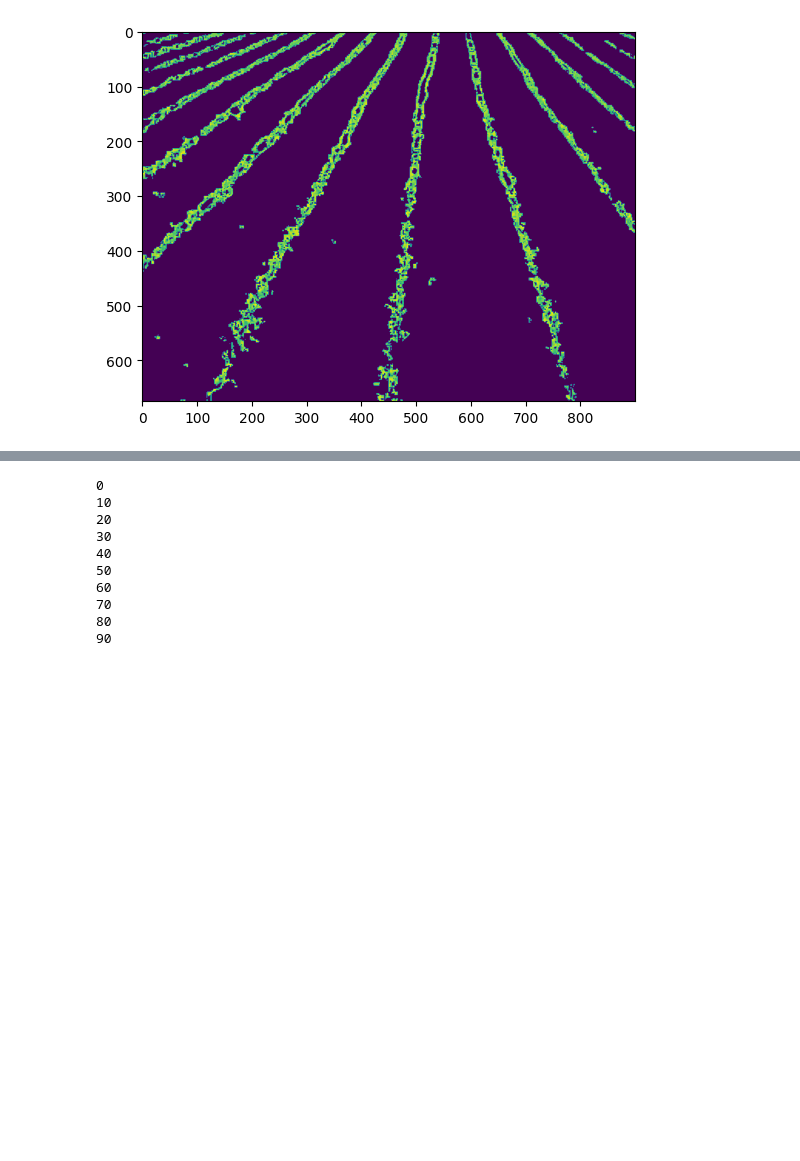
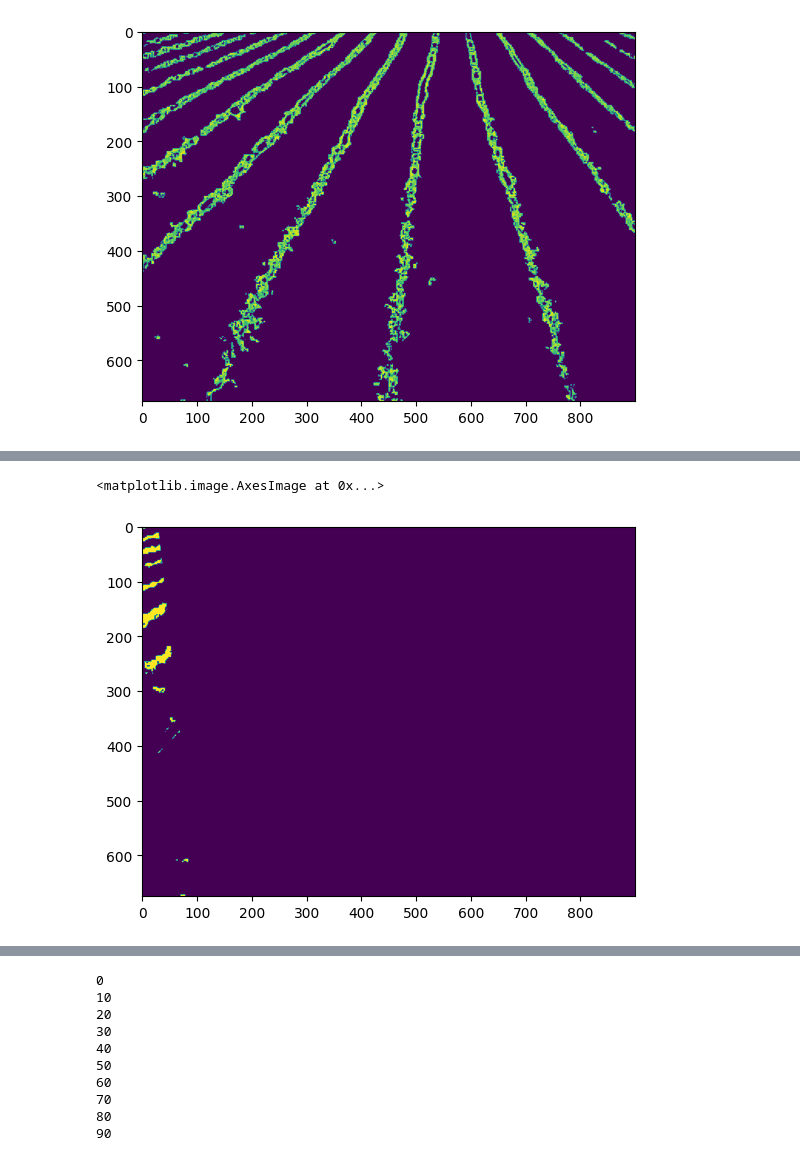
Before and after one commit to rmerat/Caterra-1, a Jupyter notebook: new_test.ipynb, the cells around one changed output, grey strips where cells are left out. Saved outputs shown, nothing was run; the diff lists cells and outputs as text; code cells hidden in the pictures; blank space fills up the shorter version.

```diff
--- a/new_test.ipynb
+++ b/new_test.ipynb
@@ -737,0 +708,5 @@ masked_img = arr_mask
+# %%
+plt.imshow(masked_images[9])
+# %% [output]
+<matplotlib.image.AxesImage at 0x...>
+[figure, added]
```
Also changed, not shown: parts of 11 cells of this notebook.
